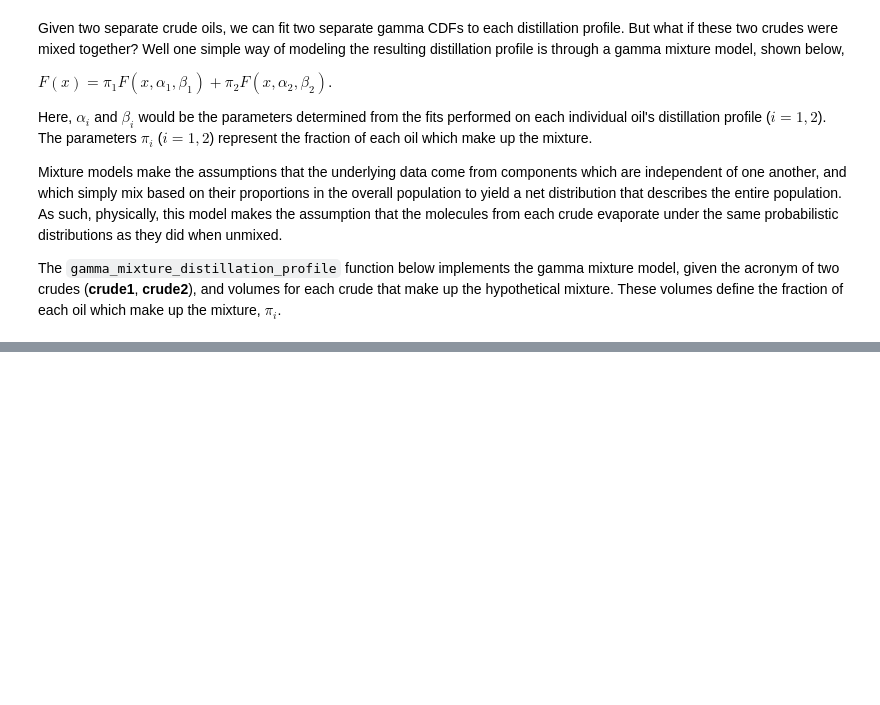
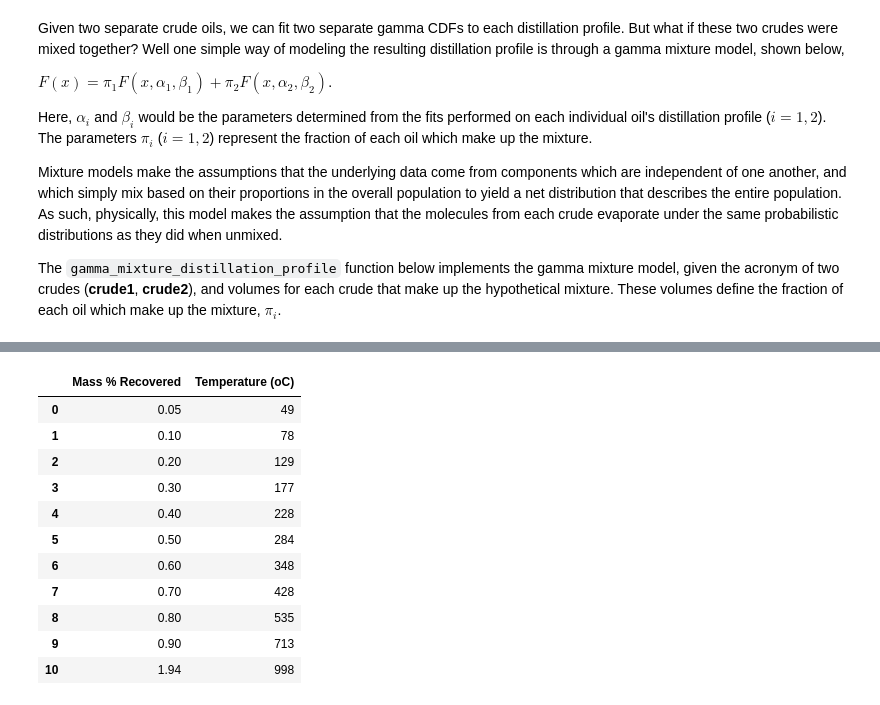
Before and after one commit to RobBlumberg/validere_distillation, a Jupyter notebook: src/distillation-profile.ipynb, the cells around one changed output, grey strips where cells are left out. Saved outputs shown, nothing was run; the diff lists cells and outputs as text; code cells hidden in the pictures; blank space fills up the shorter version.

```diff
--- a/src/distillation-profile.ipynb
+++ b/src/distillation-profile.ipynb
@@ -100,0 +75,15 @@ mix_df
+# %%
+mixture[0]
+# %% [output]
+|  | Mass % Recovered | Temperature (oC) |
+| 0 | 0.05 | 49 |
+| 1 | 0.10 | 78 |
+| 2 | 0.20 | 129 |
+| 3 | 0.30 | 177 |
+| 4 | 0.40 | 228 |
+| 5 | 0.50 | 284 |
+| 6 | 0.60 | 348 |
+| 7 | 0.70 | 428 |
+| 8 | 0.80 | 535 |
+| 9 | 0.90 | 713 |
+| 10 | 1.94 | 998 |
```
Also changed, not shown: parts of 6 cells of this notebook.
